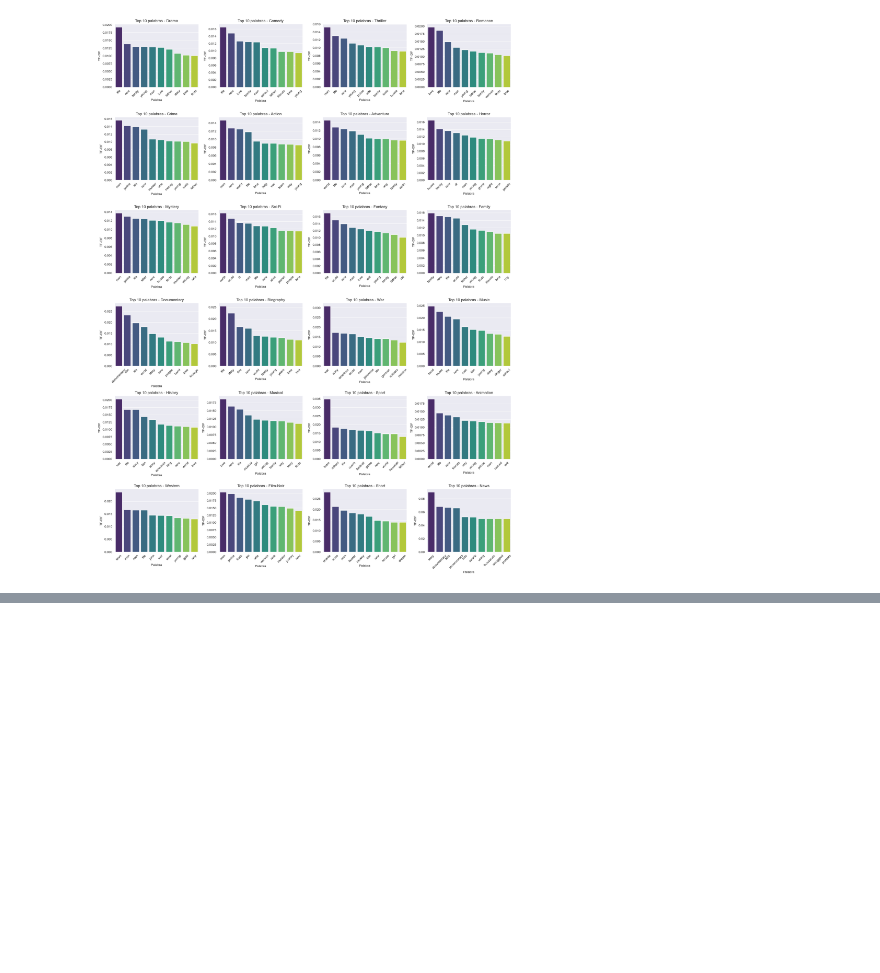
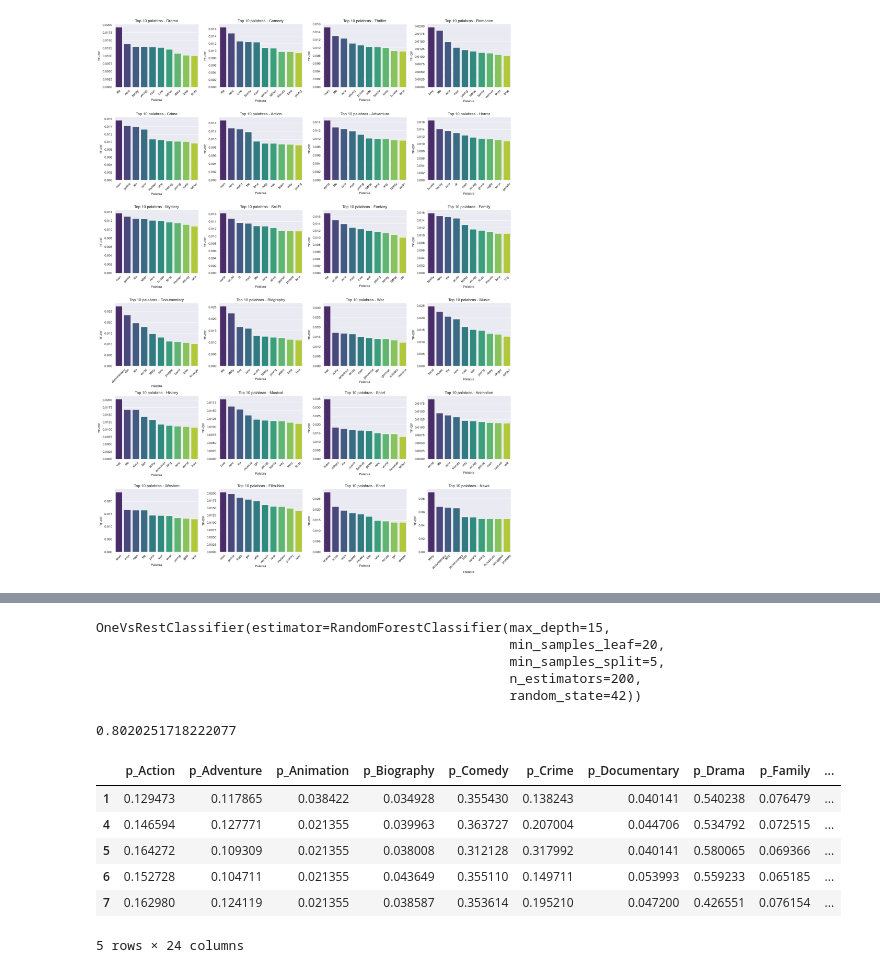
Before and after one commit to jantonioagudelo/MIAD_ML_NLP_2026, a Jupyter notebook: Semana 7/S7P1_proyecto2V2.ipynb, the cells around one changed output, grey strips where cells are left out. Cells and saved outputs as stored; diff of their text form; code cells hidden in the pictures; blank space fills up the shorter version.

```diff
--- a/Semana 7/S7P1_proyecto2V2.ipynb
+++ b/Semana 7/S7P1_proyecto2V2.ipynb
@@ -255,0 +262,20 @@ plt.show()
+# %%
+from sklearn.preprocessing import MultiLabelBinarizer
+
+ml_bin = MultiLabelBinarizer()
+y_train_bin = ml_bin.fit_transform(y_train)
+y_val_bin = ml_bin.transform(y_val)
+# %%
+tfidf = TfidfVectorizer(stop_words='english')
+X_train_tfidf = tfidf.fit_transform(X_train)
+X_val_tfidf   = tfidf.transform(X_val)
+# %%
+rf_clf = OneVsRestClassifier(RandomForestClassifier(n_estimators = 200, max_depth = 15, min_samples_split = 5, min_samples_leaf= 20, random_state=42))
+
+rf_clf.fit(X_train_tfidf, y_train_bin)
+# %% [output]
+OneVsRestClassifier(estimator=RandomForestClassifier(max_depth=15,
+                                                     min_samples_leaf=20,
+                                                     min_samples_split=5,
+                                                     n_estimators=200,
+                                                     random_state=42))
@@ -255,0 +284,25 @@ plt.show()
+# %%
+roc_auc_score(y_val_bin, y_pred_val, average='macro')
+# %% [output]
+0.8020251718222077
+# %%
+# Predicción sobre dataTesting para Kaggle
+X_test_tfidf = tfidf.transform(dataTesting['plot'])
+y_pred_test = rf_clf.predict_proba(X_test_tfidf)
+# %%
+# Guardar predicciones en formato Kaggle
+cols = ['p_Action', 'p_Adventure', 'p_Animation', 'p_Biography', 'p_Comedy', 'p_Crime', 'p_Documentary', 'p_Drama', 'p_Family',
+        'p_Fantasy', 'p_Film-Noir', 'p_History', 'p_Horror', 'p_Music', 'p_Musical', 'p_Mystery', 'p_News', 'p_Romance',
+        'p_Sci-Fi', 'p_Short', 'p_Sport', 'p_Thriller', 'p_War', 'p_Western']
+
+res = pd.DataFrame(y_pred_test, index = dataTesting.index, columns=cols)
+res.to_csv('pred_genres_tfidf_RF.csv', index_label='ID')
+res.head()
+# %% [output]
+|  | p_Action | p_Adventure | p_Animation | p_Biography | p_Comedy | p_Crime | p_Documentary | p_Drama | p_Family | ... |
+| 1 | 0.129473 | 0.117865 | 0.038422 | 0.034928 | 0.355430 | 0.138243 | 0.040141 | 0.540238 | 0.076479 | ... |
+| 4 | 0.146594 | 0.127771 | 0.021355 | 0.039963 | 0.363727 | 0.207004 | 0.044706 | 0.534792 | 0.072515 | ... |
+| 5 | 0.164272 | 0.109309 | 0.021355 | 0.038008 | 0.312128 | 0.317992 | 0.040141 | 0.580065 | 0.069366 | ... |
+| 6 | 0.152728 | 0.104711 | 0.021355 | 0.043649 | 0.355110 | 0.149711 | 0.053993 | 0.559233 | 0.065185 | ... |
+| 7 | 0.162980 | 0.124119 | 0.021355 | 0.038587 | 0.353614 | 0.195210 | 0.047200 | 0.426551 | 0.076154 | ... |
+5 rows × 24 columns
```
Also changed, not shown: parts of 43 cells of this notebook, 1 other file.
